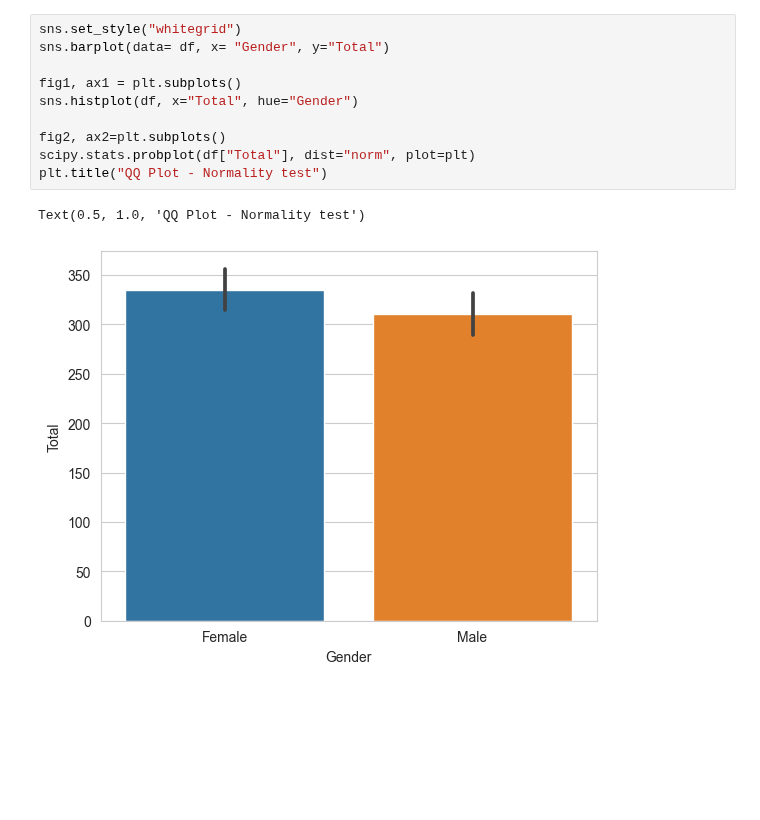
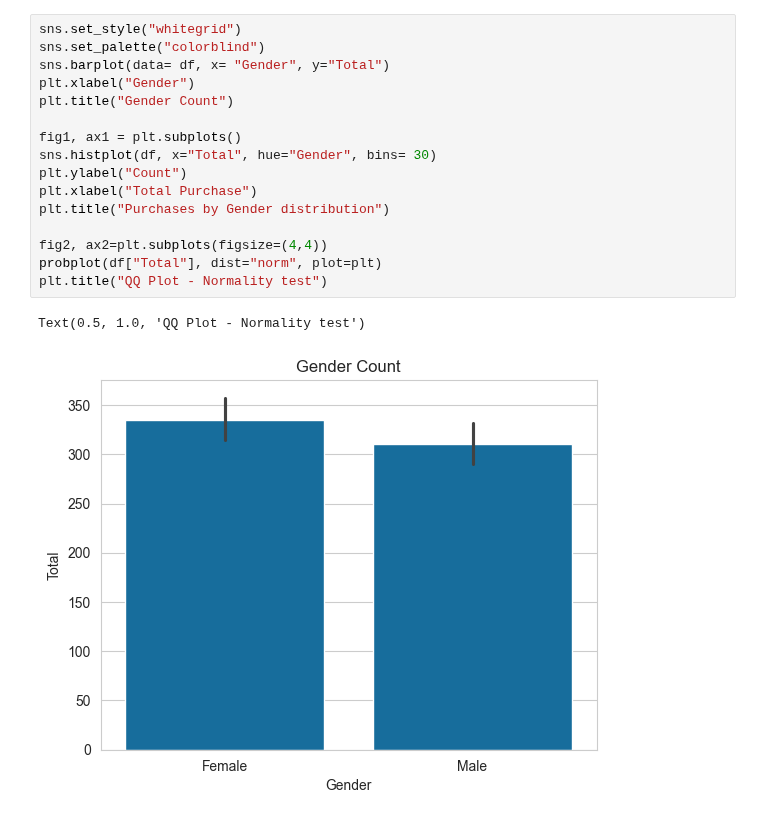
Before and after one commit to GabrielMazzotta/Hypothesis-Testing---Supermarket-Sales, a Jupyter notebook: Hypothesis Testing.ipynb, the cells around one changed output. Saved outputs shown, nothing was run; the diff lists cells and outputs as text; blank space fills up the shorter version.

Commit message:
Final tests + image

```diff
--- a/Hypothesis Testing.ipynb
+++ b/Hypothesis Testing.ipynb
@@ -53,13 +54,19 @@ H1: total amount is higher for women compared to men
 # %%
 sns.set_style("whitegrid")
+sns.set_palette("colorblind")
 sns.barplot(data= df, x= "Gender", y="Total")
+plt.xlabel("Gender")
+plt.title("Gender Count")
 
 fig1, ax1 = plt.subplots()
-sns.histplot(df, x="Total", hue="Gender")
+sns.histplot(df, x="Total", hue="Gender", bins= 30)
+plt.ylabel("Count")
+plt.xlabel("Total Purchase")
+plt.title("Purchases by Gender distribution")
 
-fig2, ax2=plt.subplots()
-scipy.stats.probplot(df["Total"], dist="norm", plot=plt)
+fig2, ax2=plt.subplots(figsize=(4,4))
+probplot(df["Total"], dist="norm", plot=plt)
 plt.title("QQ Plot - Normality test")
 # %% [output]
 Text(0.5, 1.0, 'QQ Plot - Normality test')
-[figure, old version]
+[figure, new version]
```
Also changed, not shown: parts of 28 cells of this notebook, 2 other files.
